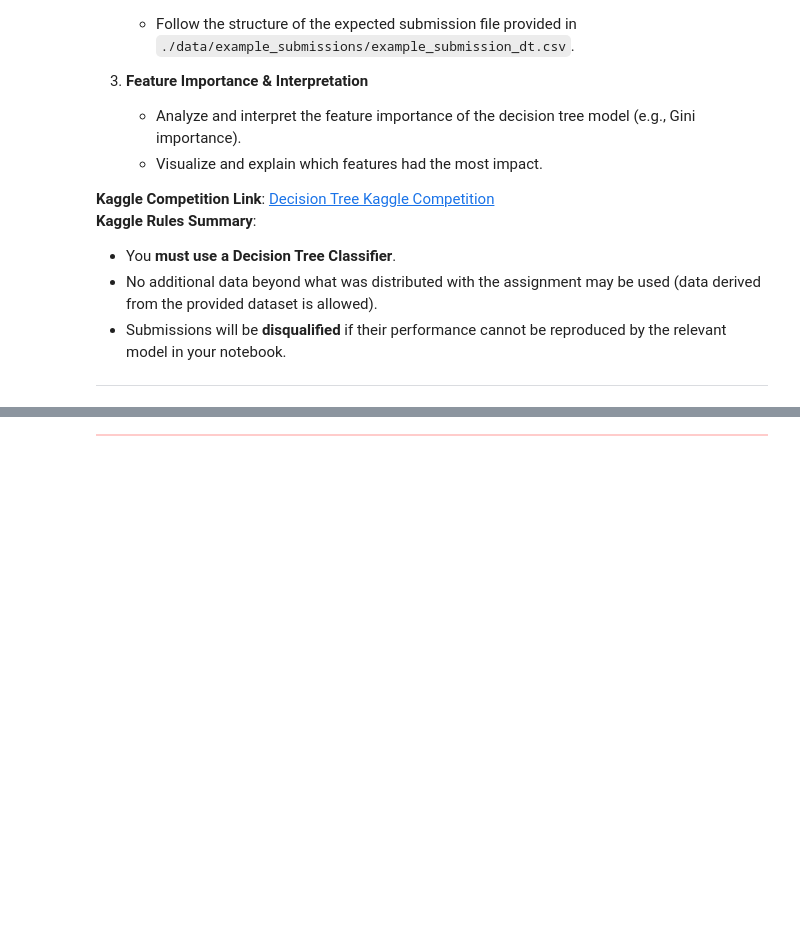
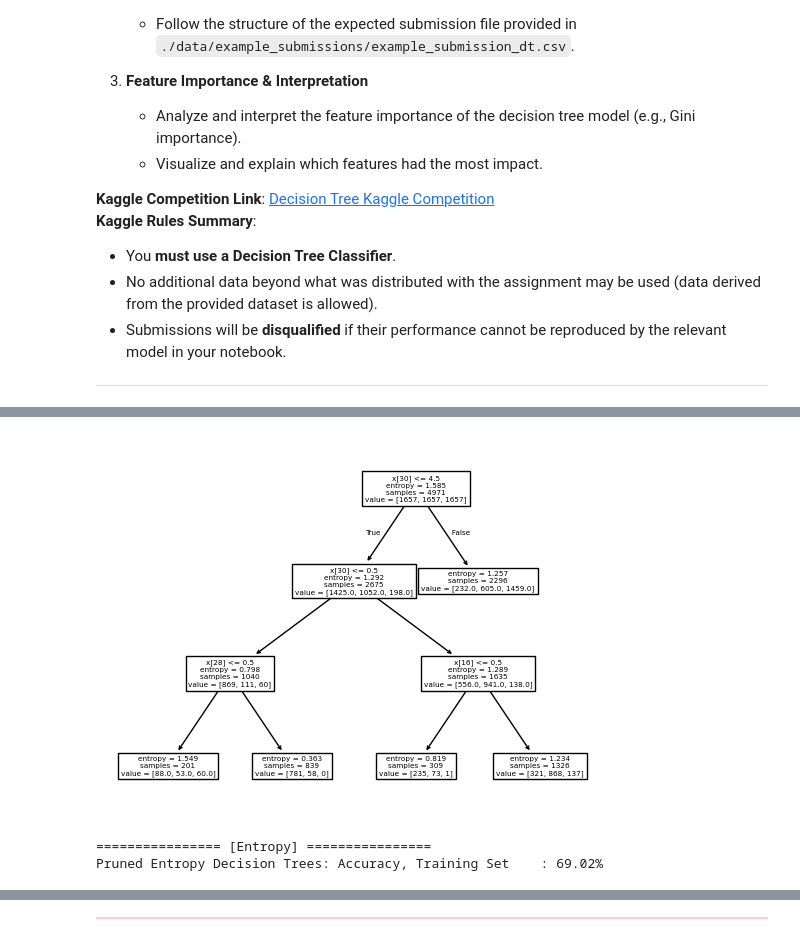
Before and after one commit to Siri-Gith1/CSCI109A_HW5, a Jupyter notebook: cs1090a_hw5.ipynb, the cells around one changed output, grey strips where cells are left out. Saved outputs shown, nothing was run; the diff lists cells and outputs as text; code cells hidden in the pictures; blank space fills up the shorter version.

```diff
--- a/cs1090a_hw5.ipynb
+++ b/cs1090a_hw5.ipynb
@@ -557,0 +689,12 @@ Develop a Decision Tree Classifier to predict student outcomes. You are expected
+# %%
+df_gini = dt[dt['criterion'] == 'gini']
+df_entropy = dt[dt['criterion'] == 'entropy']
+
+x_gini = df_gini['depth'].values.astype(float)
+y_gini = df_gini['mean_cv'].values.astype(float)
+
+x_entropy = df_entropy['depth'].values.astype(float)
+y_entropy = df_entropy['mean_cv'].values.astype(float)
+
+stds_gini = np.array([ np.std(scores) for scores in df_gini['all_cv']], dtype = float)
+stds_entropy = np.array([ np.std(scores) for scores in df_entropy['all_cv']], dtype = float)
@@ -557,0 +767,19 @@ Develop a Decision Tree Classifier to predict student outcomes. You are expected
+# %%
+#Pruning model based on entropy
+
+ccp_alpha = 0.03
+entropy_pruned = DecisionTreeClassifier(max_depth=best_depth_entropy, criterion ='entropy', ccp_alpha=ccp_alpha)
+entropy_pruned.fit(xtrain_resampled_df,ytrain_resampled_df)
+#entropy_pruned.score(X_test, y_test)
+plot_tree(entropy_pruned);
+# %% [output]
+[figure, added]
+# %%
+#Recalculate the
+
+acc_trees_train_prunedentropy = accuracy_score(ytrain_resampled_df, entropy_pruned.predict(xtrain_resampled_df))
+print("\n================ [Entropy] ================")
+print("Pruned Entropy Decision Trees: Accuracy, Training Set \t : {:.2%}".format(acc_trees_train_prunedentropy))
+# %% [output]
+================ [Entropy] ================
+Pruned Entropy Decision Trees: Accuracy, Training Set    : 69.02%
```
Also changed, not shown: parts of 38 cells of this notebook.
